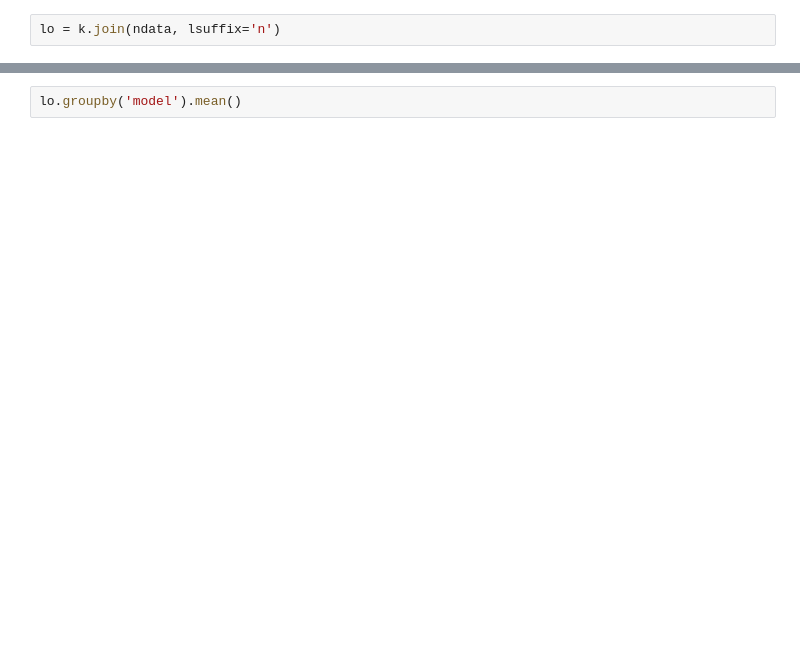
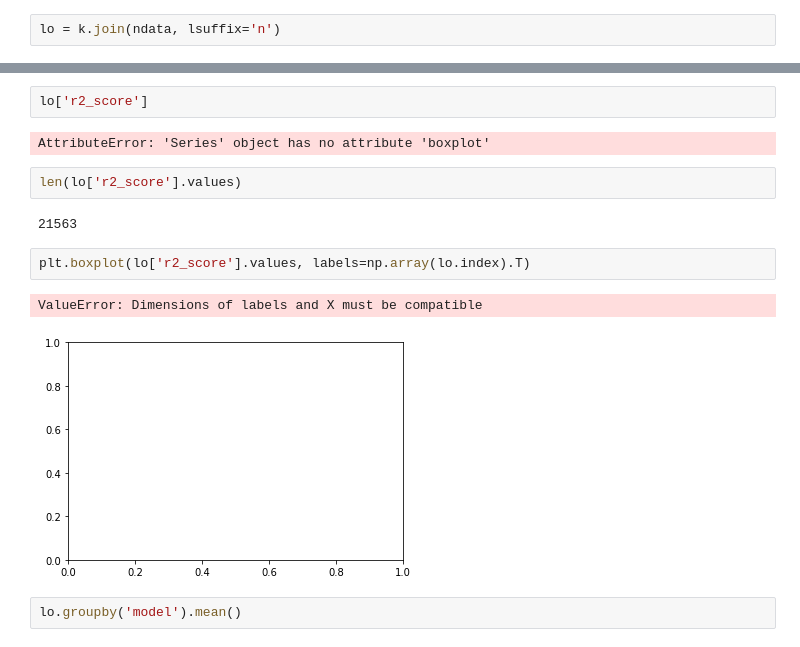
Before and after one commit to lucas-ubm/phc-data-pipeline, a Jupyter notebook: Ranalysis.ipynb, the cells around one changed output, grey strips where cells are left out. Drawn from its saved outputs; the diff is of its cells as text; blank space fills up the shorter version.

```diff
--- a/Ranalysis.ipynb
+++ b/Ranalysis.ipynb
@@ -216,3 +255,16 @@ lo[lo['Unnamed: 0']=='17-AAG']
+# %%
+lo['r2_score']
+# %% [output]
+AttributeError: 'Series' object has no attribute 'boxplot'
+# %%
+len(lo['r2_score'].values)
+# %% [output]
+21563
+# %%
+plt.boxplot(lo['r2_score'].values, labels=np.array(lo.index).T)
+# %% [output]
+ValueError: Dimensions of labels and X must be compatible
+[figure, added]
 # %%
 lo.groupby('model').mean()
 # %% [output]
```
Also changed, not shown: parts of 15 cells of this notebook, 3 other files.
